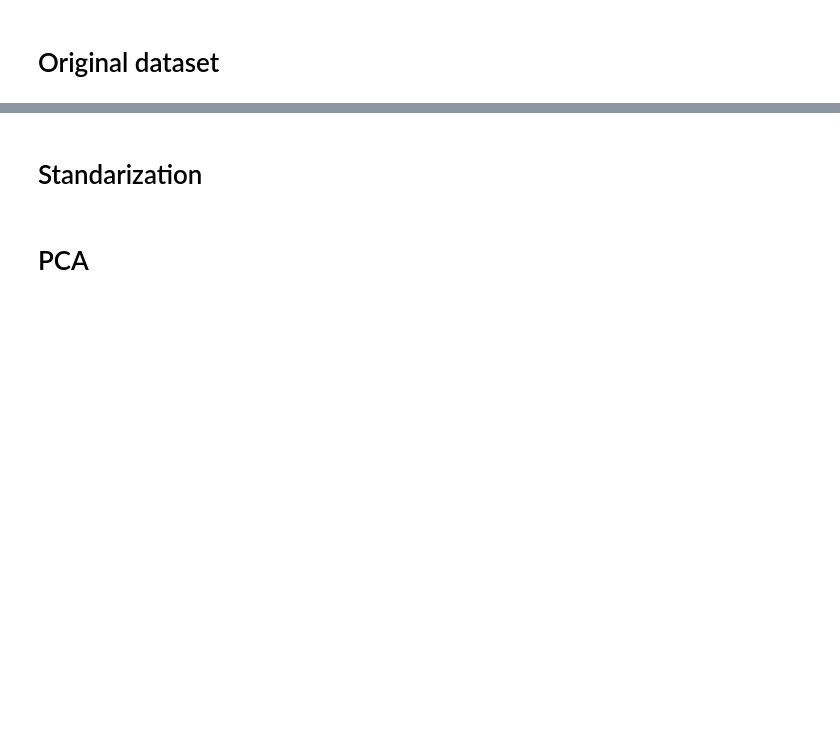
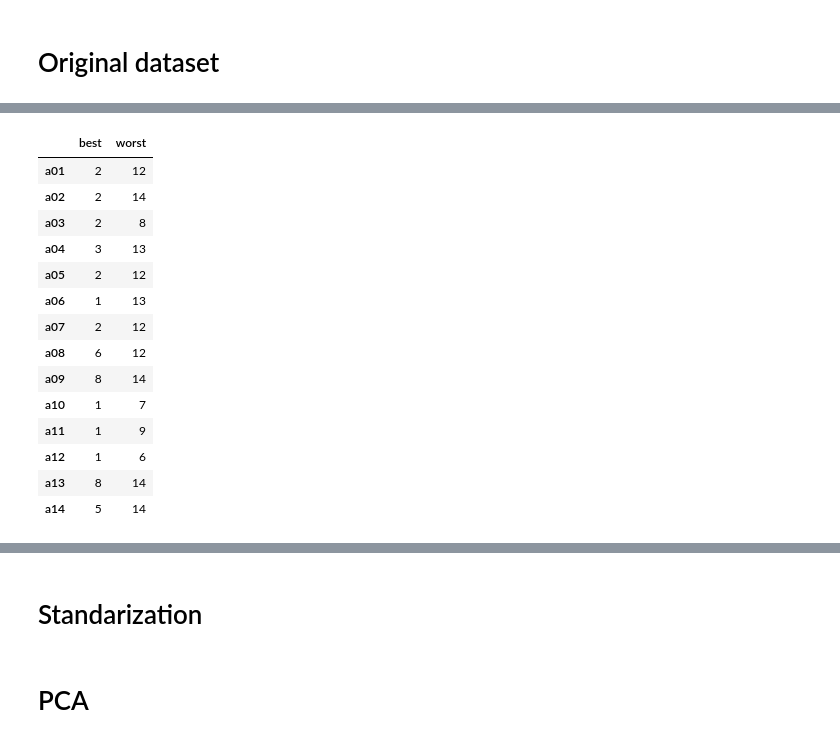
Before and after one commit to anras5/ordinal-regression-reduced, a Jupyter notebook: src/main.ipynb, the cells around one changed output, grey strips where cells are left out. Cells and saved outputs as stored; diff of their text form; code cells hidden in the pictures; blank space fills up the shorter version.

```diff
--- a/src/main.ipynb
+++ b/src/main.ipynb
@@ -62,3 +61,22 @@ df_relations
+# %%
+df_extreme = extreme_ranking(df, PREFERENCES, CRITERIA)
+df_extreme
+# %% [output]
+|  | best | worst |
+| a01 | 2 | 12 |
+| a02 | 2 | 14 |
+| a03 | 2 | 8 |
+| a04 | 3 | 13 |
+| a05 | 2 | 12 |
+| a06 | 1 | 13 |
+| a07 | 2 | 12 |
+| a08 | 6 | 12 |
+| a09 | 8 | 14 |
+| a10 | 1 | 7 |
+| a11 | 1 | 9 |
+| a12 | 1 | 6 |
+| a13 | 8 | 14 |
+| a14 | 5 | 14 |
 # %%
 from hassediagram.hasse_diagram import hasse_graphviz
 hasse_graphviz(df_relations.values, df.index)
```
Also changed, not shown: parts of 9 cells of this notebook, 5 other files.
